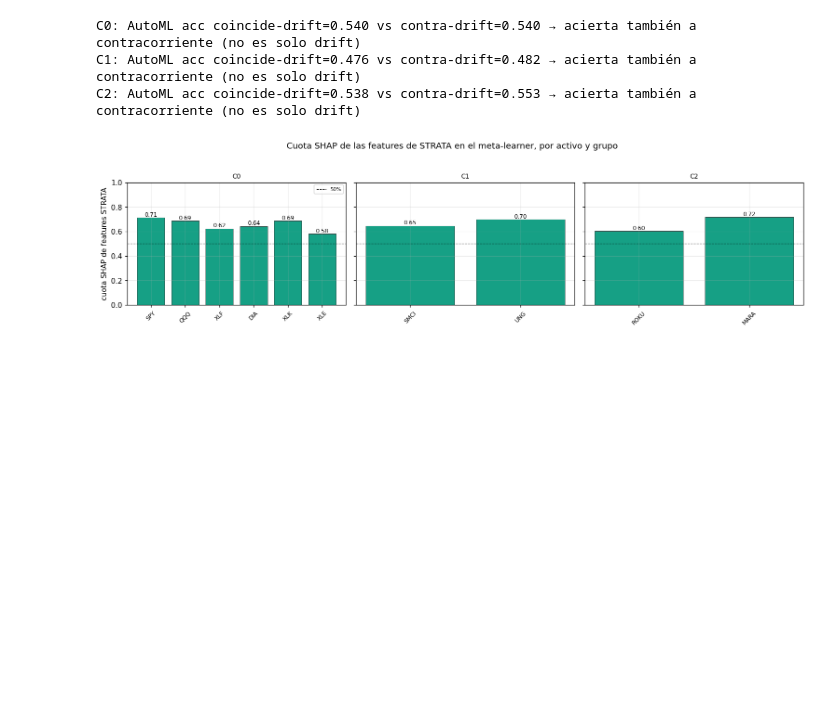
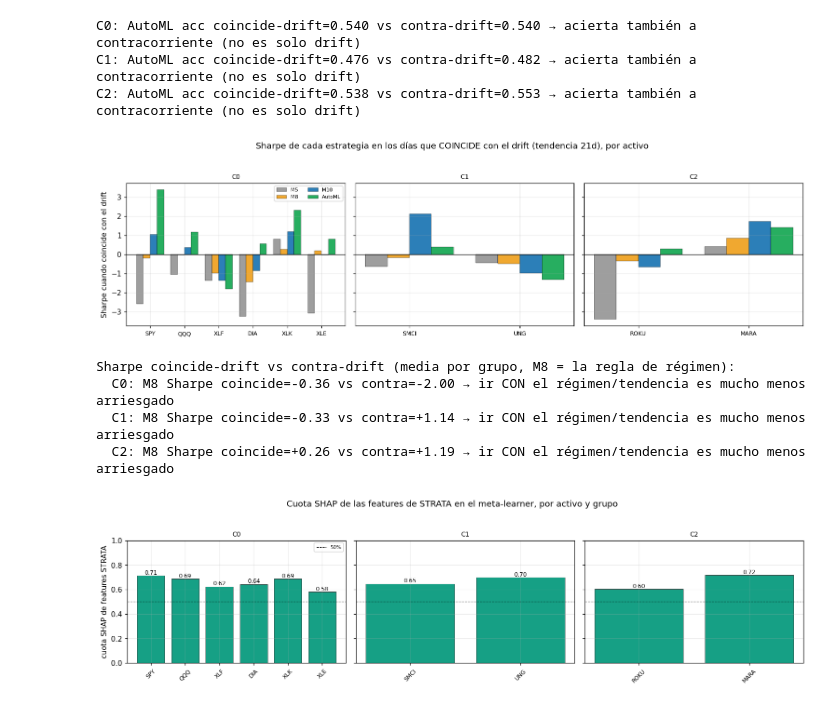
Before and after one commit to RaquelGarciah/Real-time-statistical-supervision-of-an-AI-trading-agent, a Jupyter notebook: notebooks/STRATA_marco_practico.ipynb, the cells around one changed output. Saved outputs shown, nothing was run; the diff lists cells and outputs as text; code cells hidden in the pictures; blank space fills up the shorter version.

```diff
--- a/notebooks/STRATA_marco_practico.ipynb
+++ b/notebooks/STRATA_marco_practico.ipynb
@@ -1388,6 +1389,29 @@ for g in groups:
 C0: AutoML acc coincide-drift=0.540 vs contra-drift=0.540 → acierta también a contracorriente (no es solo drift)
 C1: AutoML acc coincide-drift=0.476 vs contra-drift=0.482 → acierta también a contracorriente (no es solo drift)
 C2: AutoML acc coincide-drift=0.538 vs contra-drift=0.553 → acierta también a contracorriente (no es solo drift)
+# %%
+# (2b) Sharpe de cada estrategia según COINCIDA con el drift, por activo del grupo
+fig, axes = plt.subplots(1, len(groups), figsize=(14, 3.8), sharey=True)
+for ax, g in zip(axes, groups):
+    acts = prof[g]["activos"]; x = np.arange(len(acts)); w = 0.2
+    for j, s in enumerate(mains):
+        vals = [pa[a]["drift"][s]["sharpe_coincide"] if pa[a]["drift"][s]["sharpe_coincide"] is not None else np.nan for a in acts]
+        ax.bar(x + (j - 1.5) * w, vals, w, color=COL.get(s, "#888"), edgecolor="k", lw=.3, label=s)
+    ax.axhline(0, color="k", lw=.8); ax.set_xticks(x); ax.set_xticklabels(acts, fontsize=8); ax.set_title(g, fontsize=9)
+axes[0].set_ylabel("Sharpe cuando coincide con el drift"); axes[0].legend(fontsize=7, ncol=2)
+fig.suptitle("Sharpe de cada estrategia en los días que COINCIDE con el drift (tendencia 21d), por activo", y=1.04)
+plt.tight_layout(); plt.show()
+print("Sharpe coincide-drift vs contra-drift (media por grupo, M8 = la regla de régimen):")
+for g in groups:
+    co = np.nanmean([pa[a]["drift"]["M8"]["sharpe_coincide"] for a in prof[g]["activos"] if pa[a]["drift"]["M8"]["sharpe_coincide"] is not None])
+    cn = np.nanmean([pa[a]["drift"]["M8"]["sharpe_contra"] for a in prof[g]["activos"] if pa[a]["drift"]["M8"]["sharpe_contra"] is not None])
+    print(f"  {g}: M8 Sharpe coincide={co:+.2f} vs contra={cn:+.2f} → ir CON el régimen/tendencia es mucho menos arriesgado")
+# %% [output]
+[figure, added]
+Sharpe coincide-drift vs contra-drift (media por grupo, M8 = la regla de régimen):
+  C0: M8 Sharpe coincide=-0.36 vs contra=-2.00 → ir CON el régimen/tendencia es mucho menos arriesgado
+  C1: M8 Sharpe coincide=-0.33 vs contra=+1.14 → ir CON el régimen/tendencia es mucho menos arriesgado
+  C2: M8 Sharpe coincide=+0.26 vs contra=+1.19 → ir CON el régimen/tendencia es mucho menos arriesgado
 # %%
 # (3) Cuota SHAP de las features de STRATA en el aprendiz, por activo del grupo
 fig, axes = plt.subplots(1, len(groups), figsize=(14, 3.6), sharey=True)
```
Also changed, not shown: parts of 1 cell of this notebook, 3 other files.
